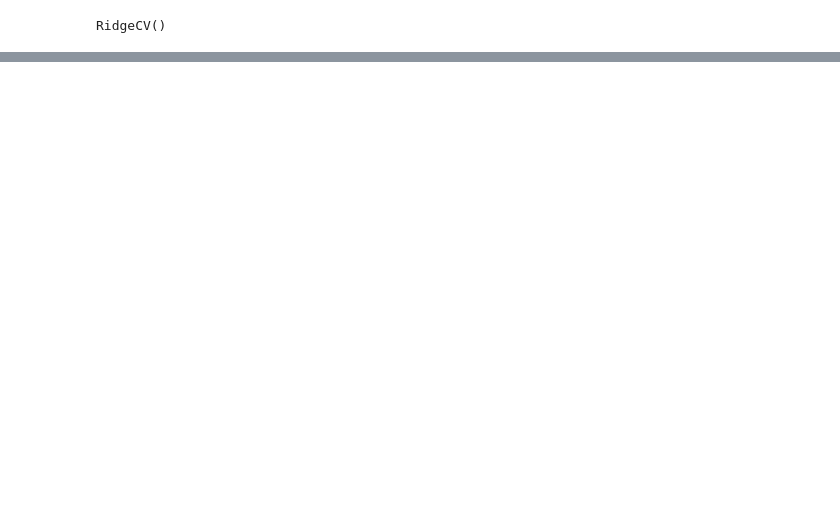
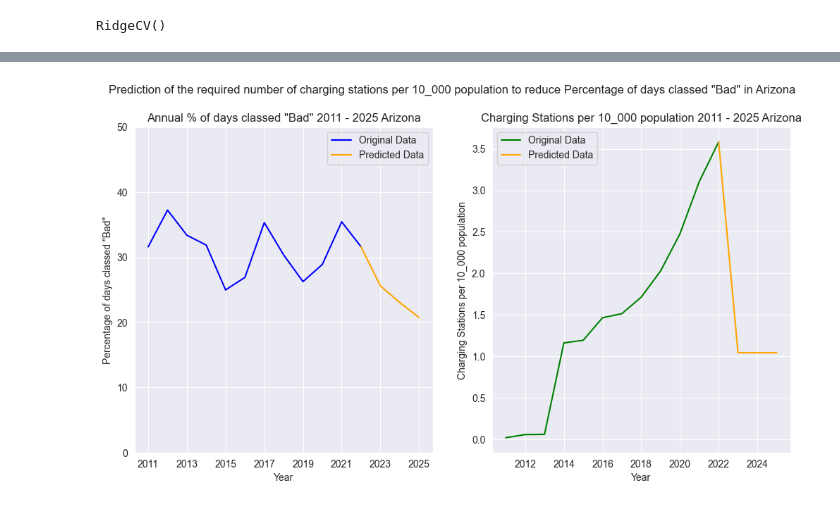
Before and after one commit to boay00/group-project-ev, a Jupyter notebook: code/bede-modelling.ipynb, the cells around one changed output, grey strips where cells are left out. Saved outputs shown, nothing was run; the diff lists cells and outputs as text; code cells hidden in the pictures; blank space fills up the shorter version.

```diff
--- a/code/bede-modelling.ipynb
+++ b/code/bede-modelling.ipynb
@@ -233,0 +401,5 @@ stack.score(X_test_poly, y_test)
+# %%
+arizona_obj = ohe.transform(arizona_obj)
+arizona_obj = pd.DataFrame(arizona_obj, columns = obj.columns)
+# %%
+arizona_test = pd.concat([arizona_obj, arizona_num], axis = 1)
@@ -233,0 +412,12 @@ stack.score(X_test_poly, y_test)
+# %%
+arizona_2.loc[12,:] = ['Arizona', arizona_2.loc[12,'pct_bad_days'] * 0.9,
+                       ridge.predict(pd.DataFrame(arizona_test.loc[12,:].array.reshape(1, -1),
+                                                  columns = arizona_test.columns))]
+arizona_2.loc[13,:] = ['Arizona', arizona_2.loc[13,'pct_bad_days'] * 0.9,
+                       ridge.predict(pd.DataFrame(arizona_test.loc[12,:].array.reshape(1, -1),
+                                                  columns = arizona_test.columns))]
+arizona_2.loc[14,:] = ['Arizona', arizona_2.loc[14,'pct_bad_days'] * 0.9,
+                       ridge.predict(pd.DataFrame(arizona_test.loc[12,:].array.reshape(1, -1),
+                                                  columns = arizona_test.columns))]
+# %%
+arizona_2['year'] = [year for year in range(2011, 2026)]
@@ -233,0 +443,29 @@ stack.score(X_test_poly, y_test)
+# %%
+sns.set_style('darkgrid')
+sns.set_palette('Set2')
+fig, axs = plt.subplots(1, 2, figsize = (12, 6))
+
+plt.suptitle('Prediction of the required number of charging stations per 10_000 population to reduce Percentage of days classed "Bad" in Arizona')
+
+sns.lineplot(x = arizona_2.year,
+            y = arizona_2[arizona_2.year < 2023].pct_bad_days * 100,
+            ax = axs[0], color = 'b', label = 'Original Data')
+sns.lineplot(x = arizona_2.year,
+            y = arizona_2[arizona_2.year > 2021].pct_bad_days * 100,
+            ax = axs[0], color = 'orange', label = 'Predicted Data')
+
+axs[0].set_ylim(0,50)
+
+axs[0].set_xticks([2011, 2013, 2015, 2017, 2019, 2021, 2023, 2025])
+axs[0].set(title = 'Annual % of days classed "Bad" 2011 - 2025 Arizona', xlabel = 'Year', ylabel = 'Percentage of days classed "Bad"')
+sns.lineplot(x = arizona_2.year,
+            y = arizona_2[arizona_2.year < 2023].electric_by_pop,
+            ax = axs[1], color = 'g', label = 'Original Data')
+sns.lineplot(x = arizona_2.year,
+            y = arizona_2[arizona_2.year > 2021].electric_by_pop,
+            ax = axs[1], color = 'orange', label = 'Predicted Data')
+axs[1].set(title = 'Charging Stations per 10_000 population 2011 - 2025 Arizona', xlabel = 'Year',
+          ylabel = 'Charging Stations per 10_000 population')
+axs[0].legend();
+# %% [output]
+[figure, added]
```
Also changed, not shown: parts of 54 cells of this notebook, 1 other file.
